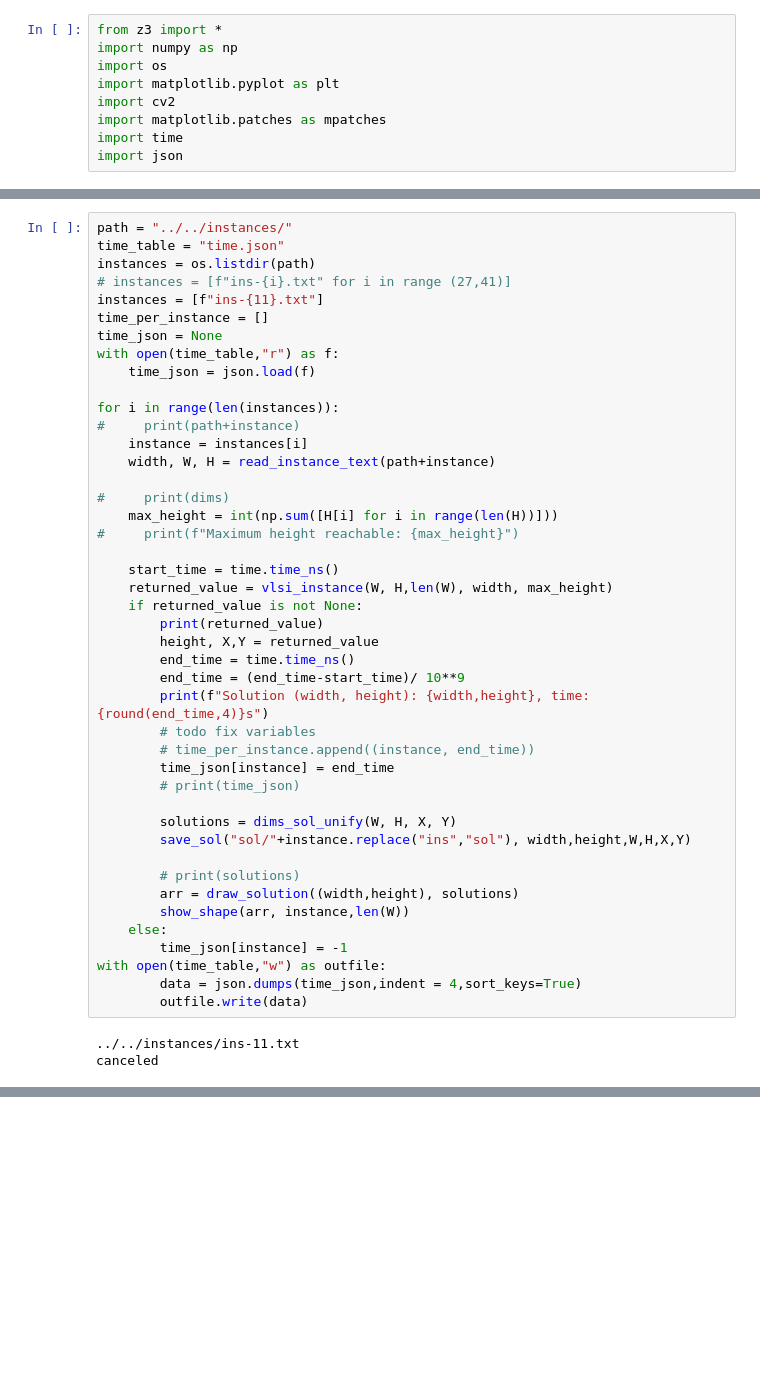
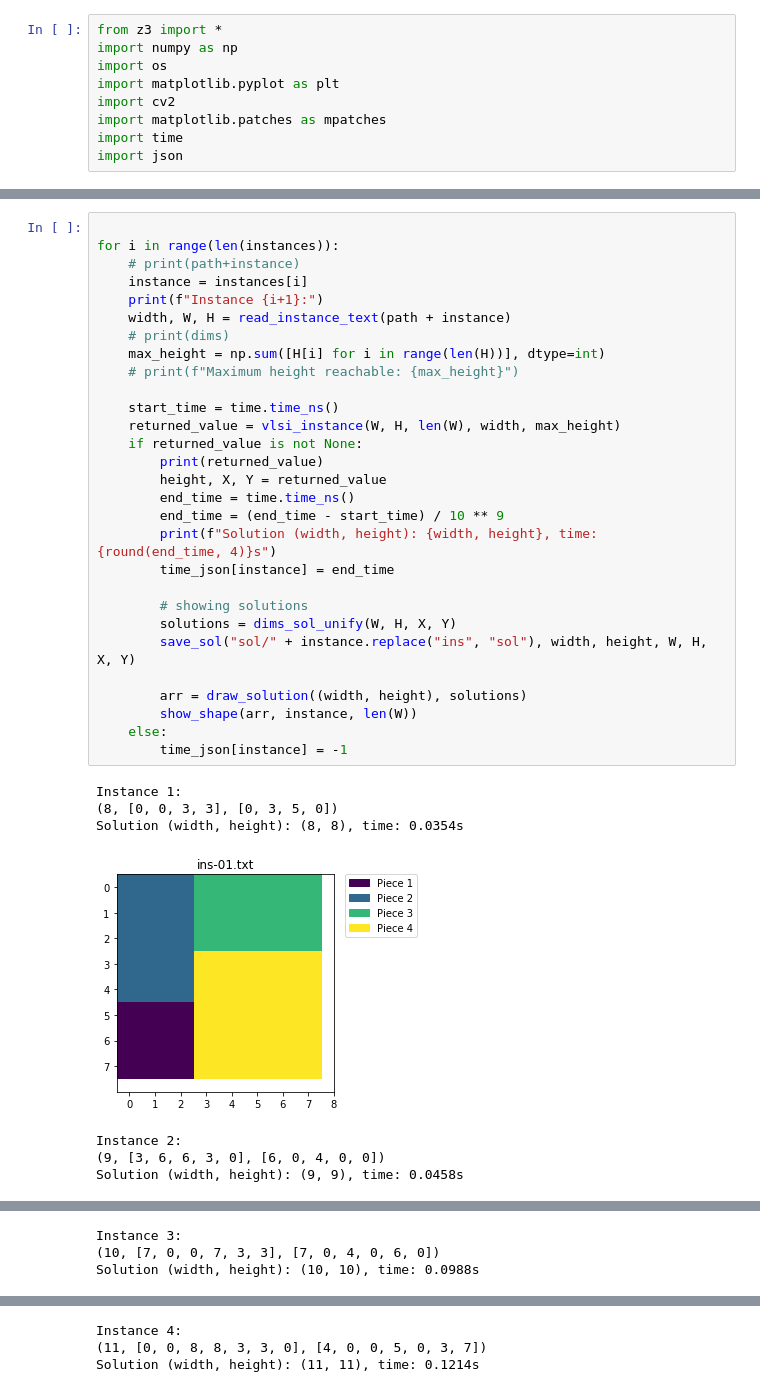
Before and after one commit to Erhtric/VLSI, a Jupyter notebook: src/smt/smt_1.1.ipynb, the cells around one changed output, grey strips where cells are left out. Drawn from its saved outputs; the diff is of its cells as text; blank space fills up the shorter version.

```diff
--- a/src/smt/smt_1.1.ipynb
+++ b/src/smt/smt_1.1.ipynb
@@ -209,47 +242,37 @@ def vlsi_instance(W, H, dims, width, max_height, time_out = 300):
 # %%
-path = "../../instances/"
-time_table = "time.json"
-instances = os.listdir(path)
-# instances = [f"ins-{i}.txt" for i in range (27,41)]
-instances = [f"ins-{11}.txt"]
-time_per_instance = []
-time_json = None
-with open(time_table,"r") as f:
-    time_json = json.load(f)
 
 for i in range(len(instances)):
-#     print(path+instance)
+    # print(path+instance)
     instance = instances[i]
-    width, W, H = read_instance_text(path+instance)
-
-#     print(dims)
-    max_height = int(np.sum([H[i] for i in range(len(H))]))
-#     print(f"Maximum height reachable: {max_height}")
+    print(f"Instance {i+1}:")
+    width, W, H = read_instance_text(path + instance)
+    # print(dims)
+    max_height = np.sum([H[i] for i in range(len(H))], dtype=int)
+    # print(f"Maximum height reachable: {max_height}")
 
     start_time = time.time_ns()
-    returned_value = vlsi_instance(W, H,len(W), width, max_height)
+    returned_value = vlsi_instance(W, H, len(W), width, max_height)
     if returned_value is not None:
         print(returned_value)
-        height, X,Y = returned_value
+        height, X, Y = returned_value
         end_time = time.time_ns()
-        end_time = (end_time-start_time)/ 10**9
-        print(f"Solution (width, height): {width,height}, time: {round(end_time,4)}s")
-        # todo fix variables
-        # time_per_instance.append((instance, end_time))
+        end_time = (end_time - start_time) / 10 ** 9
+        print(f"Solution (width, height): {width, height}, time: {round(end_time, 4)}s")
         time_json[instance] = end_time
-        # print(time_json)
 
+        # showing solutions
         solutions = dims_sol_unify(W, H, X, Y)
-        save_sol("sol/"+instance.replace("ins","sol"), width,height,W,H,X,Y)
+        save_sol("sol/" + instance.replace("ins", "sol"), width, height, W, H, X, Y)
 
-        # print(solutions)
-        arr = draw_solution((width,height), solutions)
-        show_shape(arr, instance,len(W))
+        arr = draw_solution((width, height), solutions)
+        show_shape(arr, instance, len(W))
     else:
         time_json[instance] = -1
-with open(time_table,"w") as outfile:
-        data = json.dumps(time_json,indent = 4,sort_keys=True)
-        outfile.write(data)
 # %% [output]
-../../instances/ins-11.txt
-canceled
+Instance 1:
+(8, [0, 0, 3, 3], [0, 3, 5, 0])
+Solution (width, height): (8, 8), time: 0.0354s
+[figure, added]
+Instance 2:
+(9, [3, 6, 6, 3, 0], [6, 0, 4, 0, 0])
+Solution (width, height): (9, 9), time: 0.0458s
@@ -255,0 +280,3 @@ canceled
+Instance 3:
+(10, [7, 0, 0, 7, 3, 3], [7, 0, 4, 0, 6, 0])
+Solution (width, height): (10, 10), time: 0.0988s
@@ -255,0 +284,3 @@ canceled
+Instance 4:
+(11, [0, 0, 8, 8, 3, 3, 0], [4, 0, 0, 5, 0, 3, 7])
+Solution (width, height): (11, 11), time: 0.1214s
```
Also changed, not shown: parts of 16 cells of this notebook.
